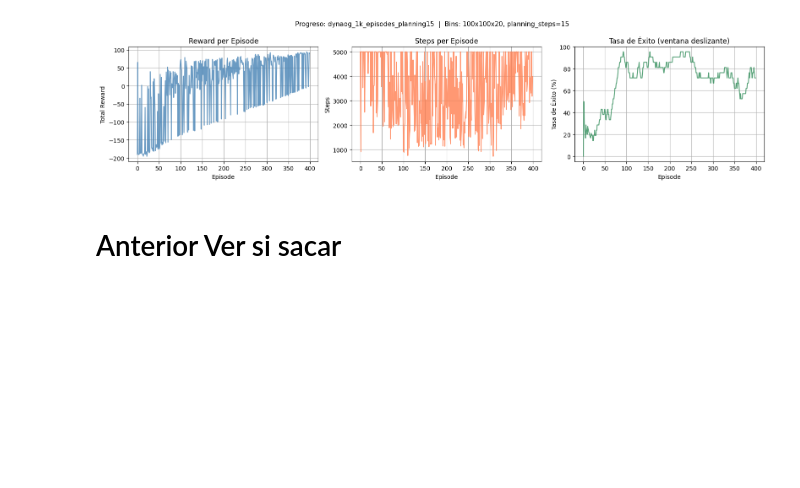
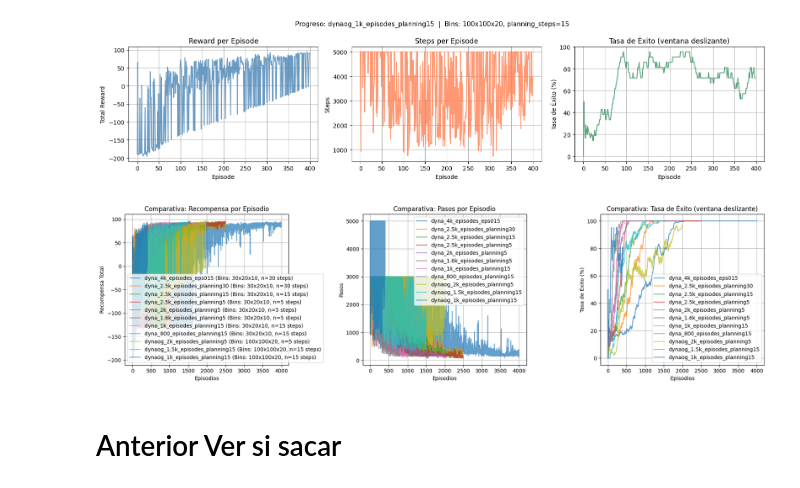
Before and after one commit to Martinabz/Obligatorio-IA-Abzaradel-Olaso-282958-281981-, a Jupyter notebook: Obligatorio Marzo 2026/MountainCarContinuous/continuous_mountain_car.ipynb, the cells around one changed output. Cells and saved outputs as stored; diff of their text form; code cells hidden in the pictures; blank space fills up the shorter version.

Commit message:
Grafico
Grafico de todos los experimentos DynaQ

```diff
--- a/Obligatorio Marzo 2026/MountainCarContinuous/continuous_mountain_car.ipynb
+++ b/Obligatorio Marzo 2026/MountainCarContinuous/continuous_mountain_car.ipynb
@@ -751,6 +751,10 @@ dyna_manager.plot_training_history(id_d12)
 [dynaog_1k_episodes_planning15] Ep 400/400 - Avg Reward: 49.94, Steps: 3989, Success: 67.5%
 --> Experimento 'dynaog_1k_episodes_planning15' guardado con éxito en el historial.
 [figure]
+# %%
+dyna_manager.plot_comparisons()
+# %% [output]
+[figure, added]
 # %% [markdown]
 # Anterior Ver si sacar
 # %%
```
